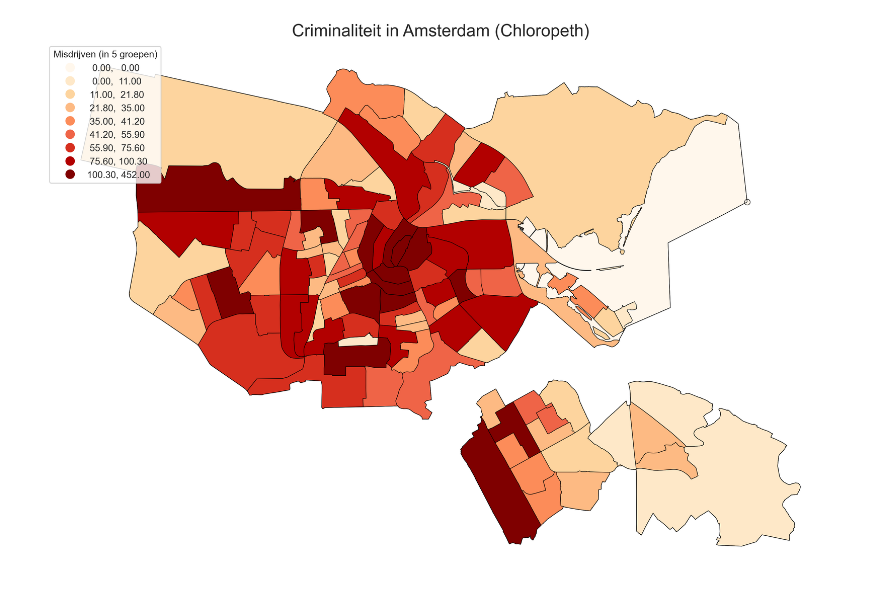
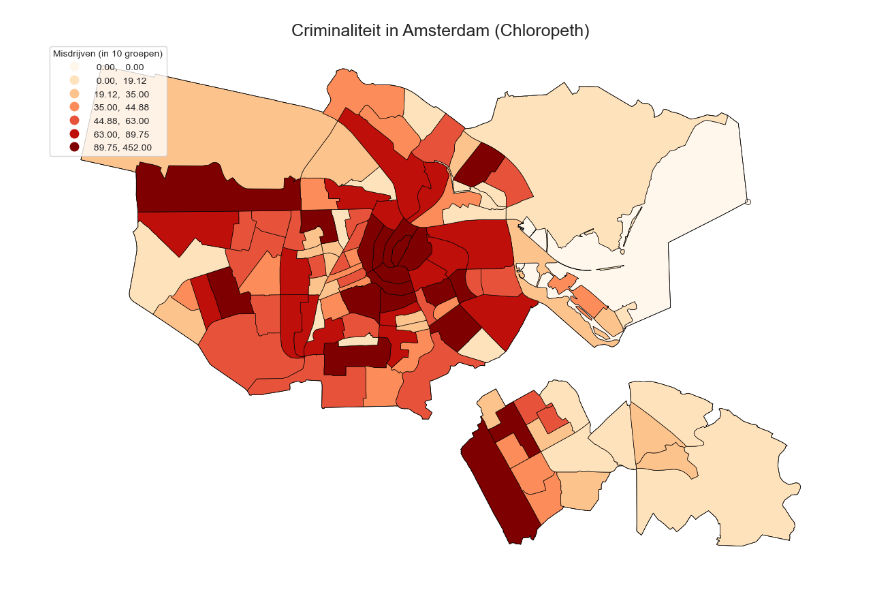
Before and after one commit to YoranB/Spatial-data-science, a Jupyter notebook: Choropleth_crime.ipynb, the cells around one changed output. Cells and saved outputs as stored; diff of their text form; code cells hidden in the pictures.

```diff
--- a/Choropleth_crime.ipynb
+++ b/Choropleth_crime.ipynb
@@ -53,22 +25,21 @@ plt.show()
 # %%
-fig, ax = plt.subplots(figsize=(15, 12), dpi=300)
+fig, ax = plt.subplots(figsize=(15, 12))
 
 amsterdam_crime.plot(
     column='Totaal misdrijven',
-    scheme='quantiles',     # <--- DIT IS DE TRUC: Verdeelt in groepen
-    k=10,                    # Maak 5 groepen (Van 'Veiligste 20%' tot 'Onveiligste 20%')
-    cmap='OrRd',            # Roodverloop
+    scheme='quantiles',
+    k=8,
+    cmap='OrRd',
     linewidth=0.5,
-    edgecolor='black',      # Iets donkerdere lijnen voor contrast
+    edgecolor='black',
     legend=True,
-    legend_kwds={'loc': 'upper left', 'title': "Misdrijven (in 5 groepen)"},
-    missing_kwds={'color': 'lightgrey', 'label': 'Geen data'},
+    legend_kwds={'loc': 'upper left', 'title': "Misdrijven (in 10 groepen)"},
     ax=ax
 )
 
 ax.set_title("Criminaliteit in Amsterdam (Chloropeth)", fontsize=18)
 ax.set_axis_off()
 
 plt.show()
 # %% [output]
-[figure, old version]
+[figure, new version]
```
Also changed, not shown: parts of 1 cell of this notebook, 1 other file.
